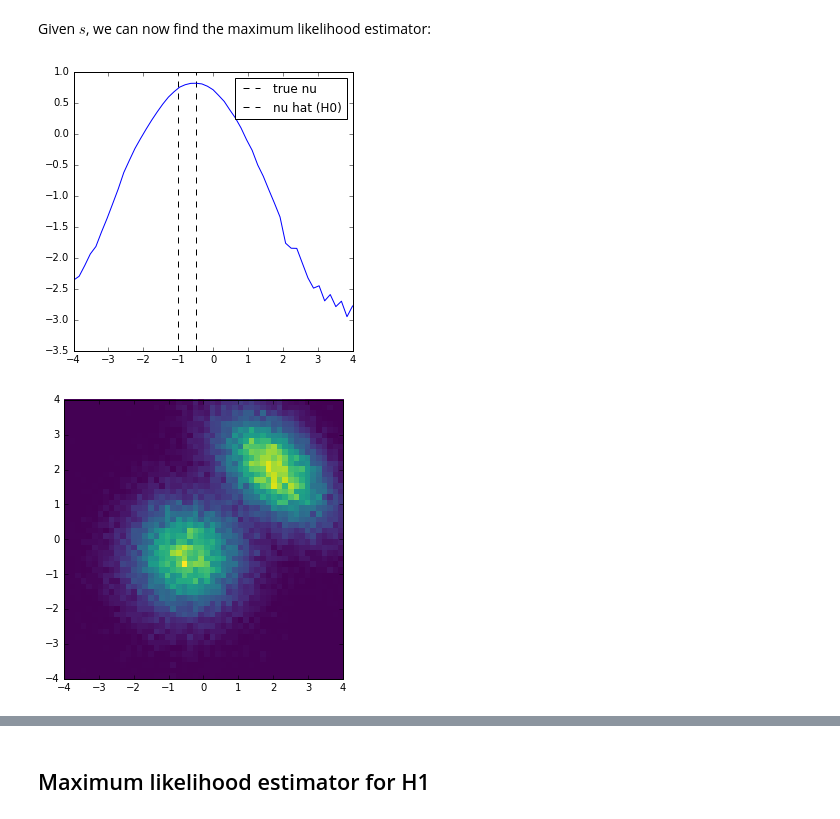
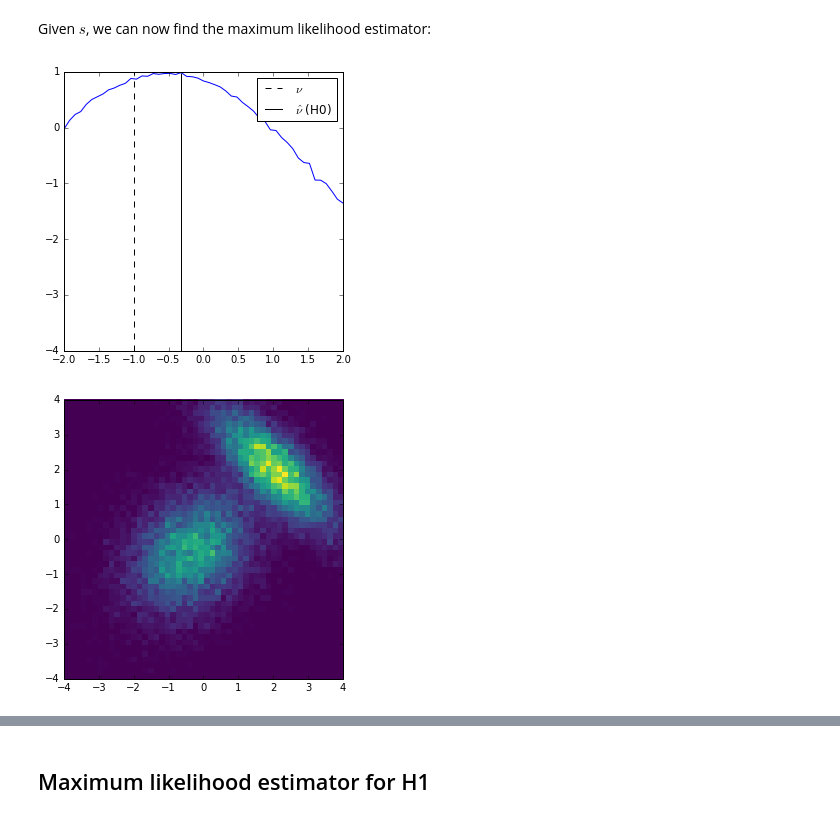
Before and after one commit to glouppe/carl, a Jupyter notebook: examples/Generalized likelihood ratio tests.ipynb, the cells around one changed output, grey strips where cells are left out. Saved outputs shown, nothing was run; the diff lists cells and outputs as text; code cells hidden in the pictures.

```diff
--- a/examples/Generalized likelihood ratio tests.ipynb
+++ b/examples/Generalized likelihood ratio tests.ipynb
@@ -65,6 +68,6 @@ def plot_data(X):
     plt.ylim(-4, 4)
     plt.show()
 # %%
-X_true = p_H1.rvs(50000)
+X_true = p_H1.rvs(25000)
 plot_data(X_true)
 # %% [output]
@@ -144,15 +147,14 @@ Given $s$, we can now find the maximum likelihood estimator:
 from carl.distributions import Histogram
 import itertools
 
-def objective(X, clf, mapping, p0, p1, params, n_samples=100000):
+def objective(X, clf, mapping, p0, p1, params, n_samples=25000):
     for p, v in params.items():
         p.set_value(v)
 
+    # Here we embed the calibration of s(x;\theta_0,\theta_1)
+    # A more effective approach would be to have a single parameterized calibration
     s_0 = clf.predict_proba(append(p0.rvs(n_samples // 2), params, mapping))[:, 0]
     s_1 = clf.predict_proba(append(p1.rvs(n_samples // 2), params, mapping))[:, 0]
-
-    # Here we embed the calibration of s(x;\theta_0,\theta_1)
-    # A more effective approach would be to have a single parameterized calibration
     cal_0 = Histogram(bins=100, range=[(0.0, 1.0)]).fit(s_0.reshape(-1, 1))
     cal_1 = Histogram(bins=100, range=[(0.0, 1.0)]).fit(s_1.reshape(-1, 1))
 
@@ -170,46 +172,48 @@ def objective(X, clf, mapping, p0, p1, params, n_samples=100000):
 
 def scan(f, params):
     params = [(k, v) for k, v in params.items()]
+    order = [k for k, _ in params]
     grid = {k:[] for k, _ in params}
     values = []
 
     for x in itertools.product(*[v for _, v in params]):
         d = {}
         for i, v in enumerate(x):
-            grid[params[i][0]].append(v)
-            d[params[i][0]] = v
+            grid[order[i]].append(v)
+            d[order[i]] = v
         values.append(f(d))
 
     grid = {k: np.array(v) for k, v in grid.items()}
     values = np.array(values)
 
-    return grid, values
+    return grid, values, order
 # %%
 # Likelihood scan
 nu_range = np.linspace(nu_bounds[0], nu_bounds[1], num=51)
-grid, values = scan(lambda d: objective(X_true, clf, mapping, p_H0, u, d),
-                    {nu: nu_range})
+grid, values, _ = scan(lambda d: objective(X_true, clf, mapping, p_H0, u, d),
+                       {nu: nu_range})
+
+def argmax(array):
+    array = array.copy()
+    m = ~np.isfinite(array)
+    array[m] = -np.inf
+    return np.argmax(array)
+
+i = argmax(values)
+nu_hat_H0 = grid[nu][i]
-# %%
-def argmax(array):
-    array = array.copy()
-    m = ~np.isfinite(array)
-    array[m] = -np.inf
-    return np.argmax(array)
-
-nu_hat_H0 = grid[nu][argmax(values)]
 # %%
 plt.plot(grid[nu], values)
-plt.vlines(nu_true, ymin=-3.5, ymax=1.0, linestyles="dashed", label="true nu")
-plt.vlines(nu_hat_H0, ymin=-3.5, ymax=1.0, linestyles="dashed", label="nu hat (H0)")
+plt.vlines(nu_true, ymin=-4, ymax=1.0, linestyles="dashed", label=r"$\nu$")
+plt.vlines(nu_hat_H0, ymin=-4, ymax=values[i], linestyles="solid", label=r"$\hat\nu$ (H0)")
 plt.legend()
 plt.show()
 # %% [output]
-[figure, old version]
+[figure, new version]
 # %%
 nu.set_value(nu_hat_H0)
-plot_data(p_H0.rvs(50000))  # Best fit under H0 of X_true
+plot_data(p_H0.rvs(25000))  # Best fit under H0 of X_true
 # %% [output]
-[figure, old version]
+[figure, new version]
 # %%
 nu_hat_H0
 # %% [output]
```
Also changed, not shown: parts of 12 cells of this notebook.
